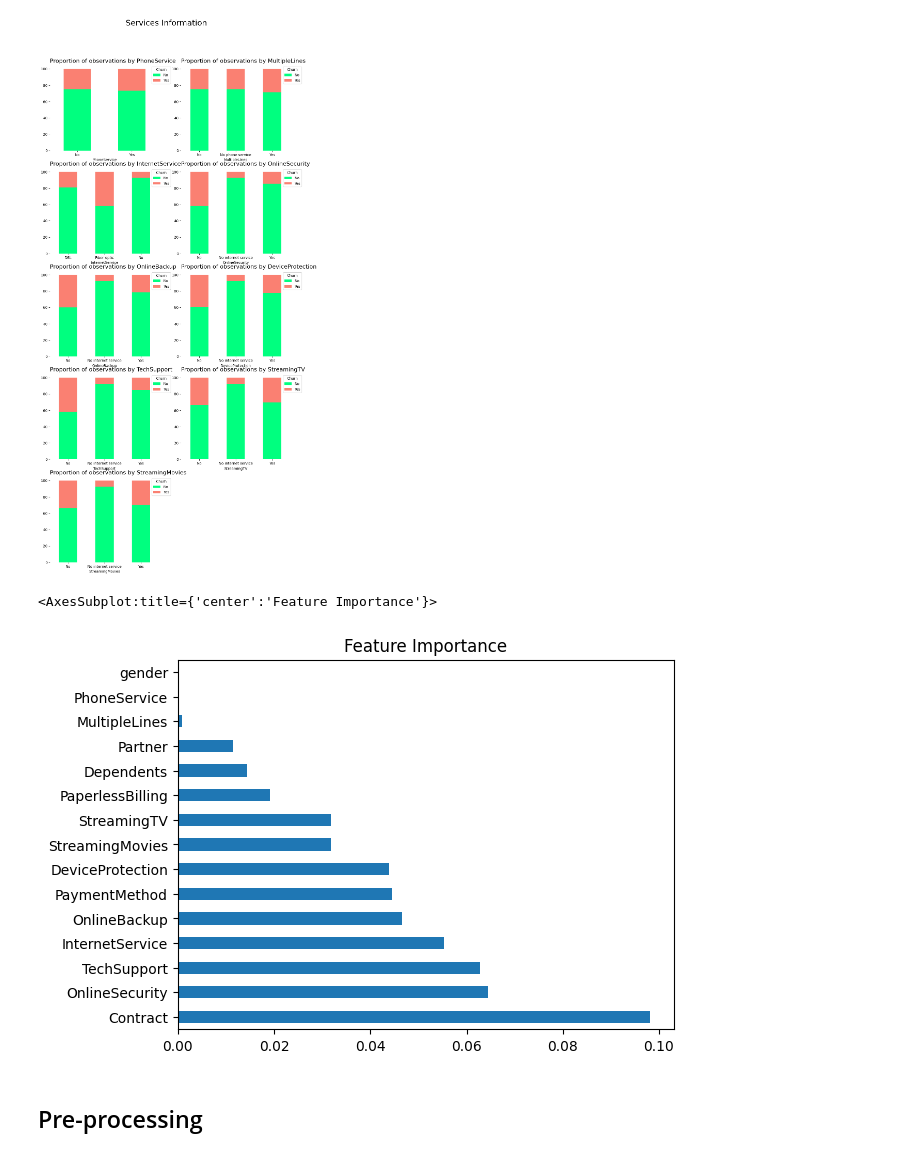
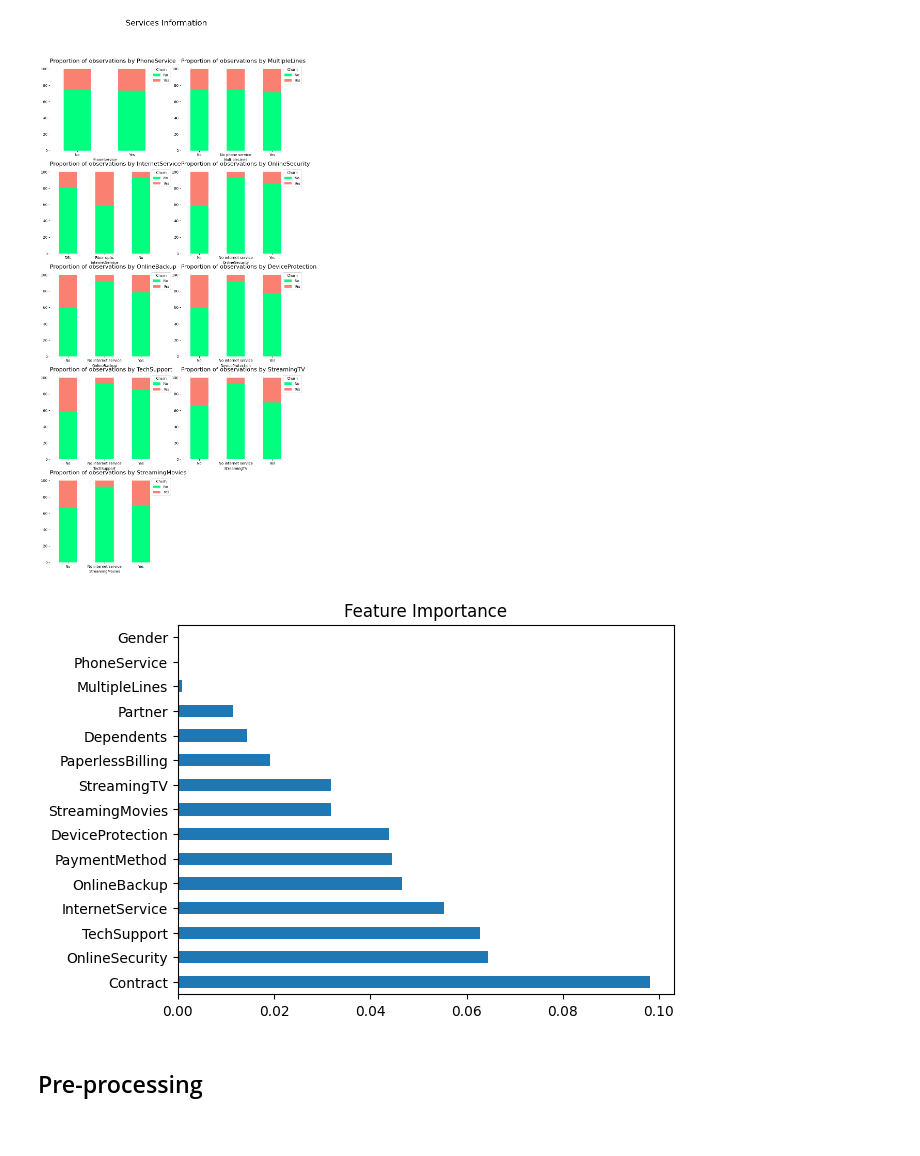
Before and after one commit to davidlwzhao/value-creation, a Jupyter notebook: notebooks/Churn.ipynb, the cells around one changed output. Cells and saved outputs as stored; diff of their text form; code cells hidden in the pictures.

```diff
--- a/notebooks/Churn.ipynb
+++ b/notebooks/Churn.ipynb
@@ -94 +43,14 @@ df_telco['TotalCharges'] = pd.to_numeric(df_telco['TotalCharges'], errors='coerc
+# %%
+# Pre-processing with method chaining
+
+df = (
+    get_churn_data()
+    .assign(
+        TotalCharges=(lambda x: pd.to_numeric(x['TotalCharges'], errors='coerce'))
+    )
+    .drop(columns=['customerID'])
+    .dropna(subset=['TotalCharges'])
+    .rename(columns={'gender': 'Gender',
+                     'tenure': 'Tenure'})
+)
 # %%
@@ -268,21 +92,9 @@ percentage_stacked_plot(services_columns, 'Services Information')
 # %% [output]
 [figure]
-# %%
-# function that computes the mutual infomation score between a categorical serie and the column Churn
-def compute_mutual_information(categorical_serie):
-    return mutual_info_score(categorical_serie, df_telco.Churn)
-
-# select categorial variables excluding the response variable
-categorical_variables = df_telco.select_dtypes(include=object).drop('Churn', axis=1)
-
-# compute the mutual information score between each categorical variable and the target
-feature_importance = categorical_variables.apply(compute_mutual_information).sort_values(ascending=False)
-
-# visualize feature importance
-feature_importance.plot(kind='barh', title='Feature Importance')
-# %% [output]
-<AxesSubplot:title={'center':'Feature Importance'}>
-[figure, removed]
+# %%
+helpers.mutual_information_plot(df, 'Churn')
+# %% [output]
+[figure, added]
 # %% [markdown]
 ## Pre-processing
 # %% [markdown]
```
Also changed, not shown: parts of 23 cells of this notebook, 3 other files.
